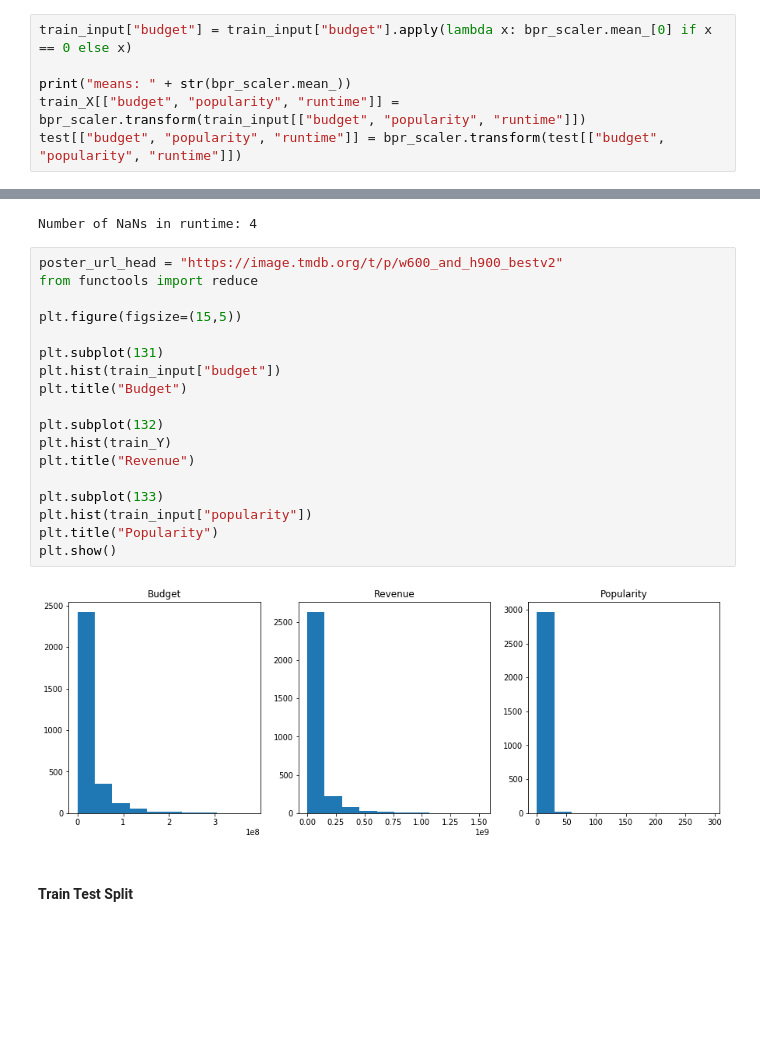
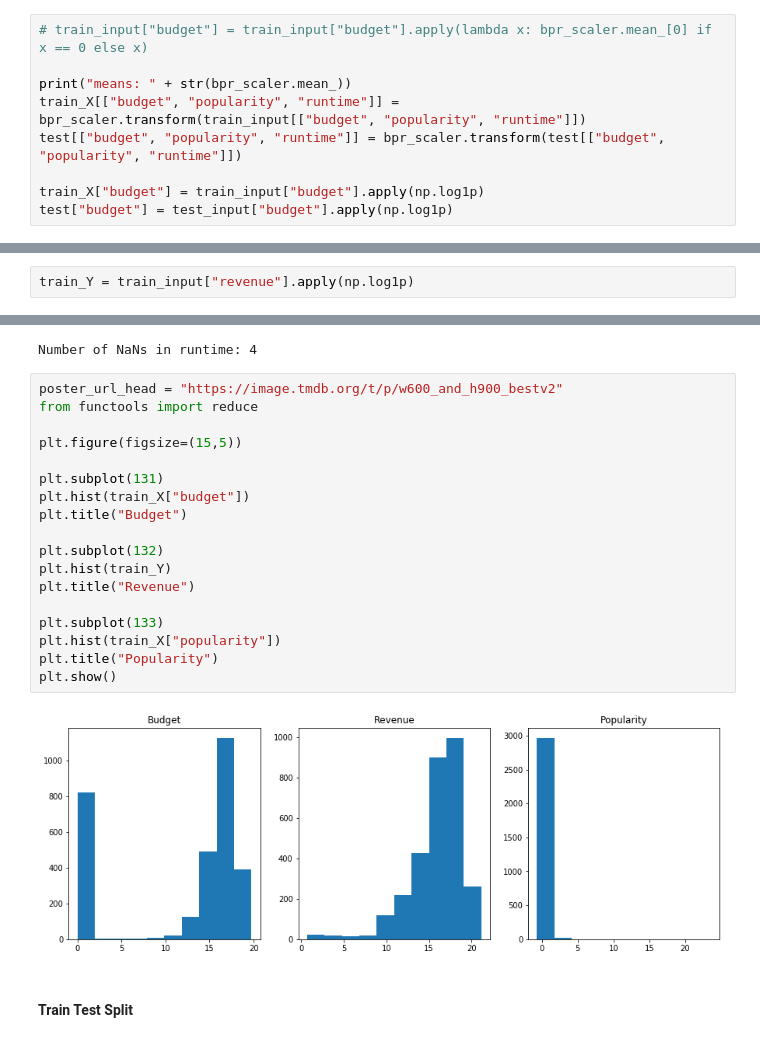
Before and after one commit to delf1/comp4211-project, a Jupyter notebook: code/COMP4211 Project.ipynb, the cells around one changed output, grey strips where cells are left out. Saved outputs shown, nothing was run; the diff lists cells and outputs as text; blank space fills up the shorter version.

Commit message:
now doing log of budget and revenue during preprocessing

```diff
--- a/code/COMP4211 Project.ipynb
+++ b/code/COMP4211 Project.ipynb
@@ -493,13 +493,18 @@ plt.hist(train_input["popularity"].apply(lambda x: bpr_scaler.mean_[1] if x == 0
  <a list of 10 Patch objects>)
 [figure]
 # %%
-train_input["budget"] = train_input["budget"].apply(lambda x: bpr_scaler.mean_[0] if x == 0 else x)
+# train_input["budget"] = train_input["budget"].apply(lambda x: bpr_scaler.mean_[0] if x == 0 else x)
 
 print("means: " + str(bpr_scaler.mean_))
 train_X[["budget", "popularity", "runtime"]] = bpr_scaler.transform(train_input[["budget", "popularity", "runtime"]])
 test[["budget", "popularity", "runtime"]] = bpr_scaler.transform(test[["budget", "popularity", "runtime"]])
+
+train_X["budget"] = train_input["budget"].apply(np.log1p)
+test["budget"] = test_input["budget"].apply(np.log1p)
 # %% [output]
 means: [2.25313341e+07 8.46327420e+00 1.07856571e+02]
+# %%
+train_Y = train_input["revenue"].apply(np.log1p)
 # %%
 train_X.head()
 # %% [output]
@@ -541,23 +546,23 @@ Number of NaNs in runtime: 4
 # %%
 poster_url_head = "https://image.tmdb.org/t/p/w600_and_h900_bestv2"
 from functools import reduce
 
 plt.figure(figsize=(15,5))
 
 plt.subplot(131)
-plt.hist(train_input["budget"])
+plt.hist(train_X["budget"])
 plt.title("Budget")
 
 plt.subplot(132)
 plt.hist(train_Y)
 plt.title("Revenue")
 
 plt.subplot(133)
-plt.hist(train_input["popularity"])
+plt.hist(train_X["popularity"])
 plt.title("Popularity")
 plt.show()
 # %% [output]
-[figure, old version]
+[figure, new version]
 # %% [markdown]
 #### Train Test Split
 # %%
```
Also changed, not shown: parts of 43 cells of this notebook, 1 other file.
